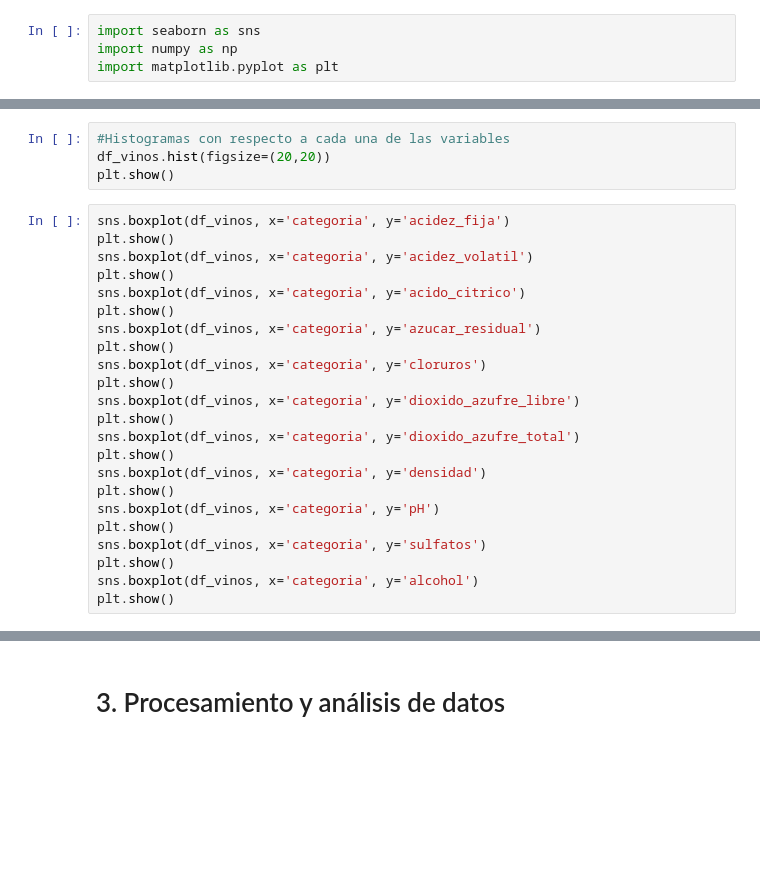
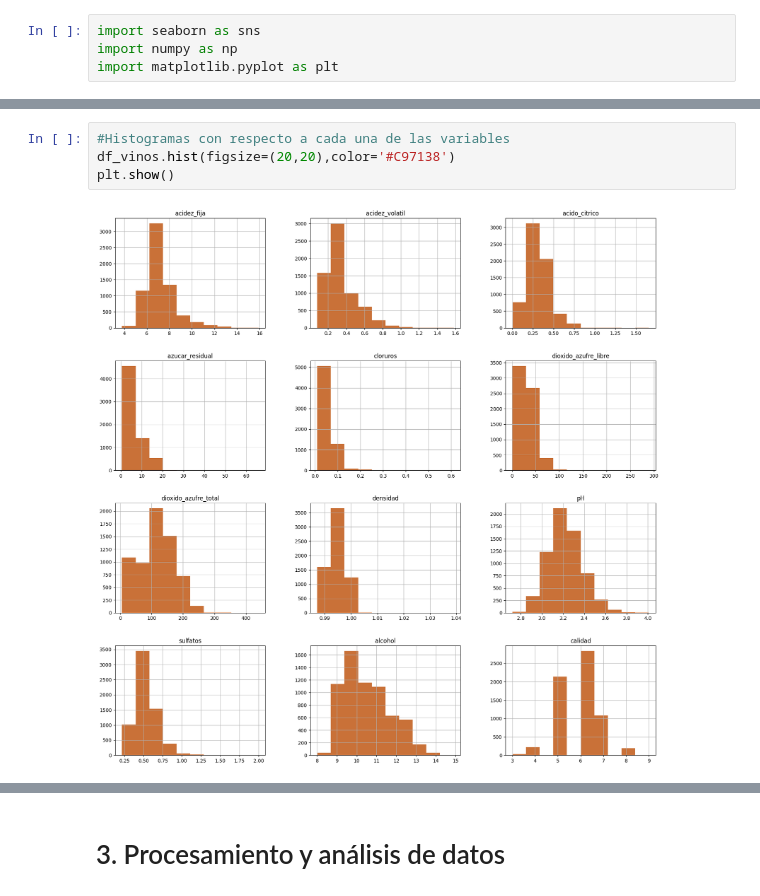
Before and after one commit to MartinO32/procesamiento_de_datos_G11_ISPC, a Jupyter notebook: Proyecto_Final.ipynb, the cells around one changed output, grey strips where cells are left out. Saved outputs shown, nothing was run; the diff lists cells and outputs as text; blank space fills up the shorter version.

```diff
--- a/Proyecto_Final.ipynb
+++ b/Proyecto_Final.ipynb
@@ -106,27 +266,6 @@ df_vinos.describe()
 # %%
 #Histogramas con respecto a cada una de las variables
-df_vinos.hist(figsize=(20,20))
+df_vinos.hist(figsize=(20,20),color='#C97138')
 plt.show()
+# %% [output]
+[figure, added]
-# %%
-sns.boxplot(df_vinos, x='categoria', y='acidez_fija')
-plt.show()
-sns.boxplot(df_vinos, x='categoria', y='acidez_volatil')
-plt.show()
-sns.boxplot(df_vinos, x='categoria', y='acido_citrico')
-plt.show()
-sns.boxplot(df_vinos, x='categoria', y='azucar_residual')
-plt.show()
-sns.boxplot(df_vinos, x='categoria', y='cloruros')
-plt.show()
-sns.boxplot(df_vinos, x='categoria', y='dioxido_azufre_libre')
-plt.show()
-sns.boxplot(df_vinos, x='categoria', y='dioxido_azufre_total')
-plt.show()
-sns.boxplot(df_vinos, x='categoria', y='densidad')
-plt.show()
-sns.boxplot(df_vinos, x='categoria', y='pH')
-plt.show()
-sns.boxplot(df_vinos, x='categoria', y='sulfatos')
-plt.show()
-sns.boxplot(df_vinos, x='categoria', y='alcohol')
-plt.show()
```
Also changed, not shown: parts of 38 cells of this notebook, 2 other files.
